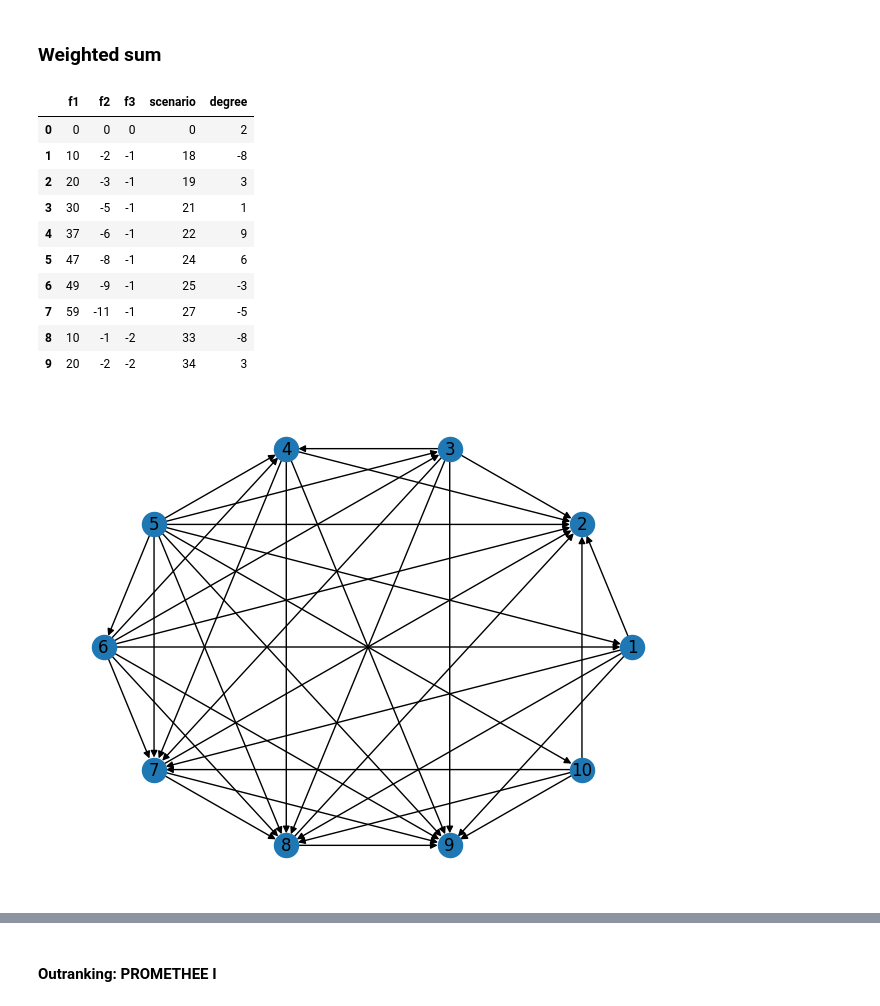
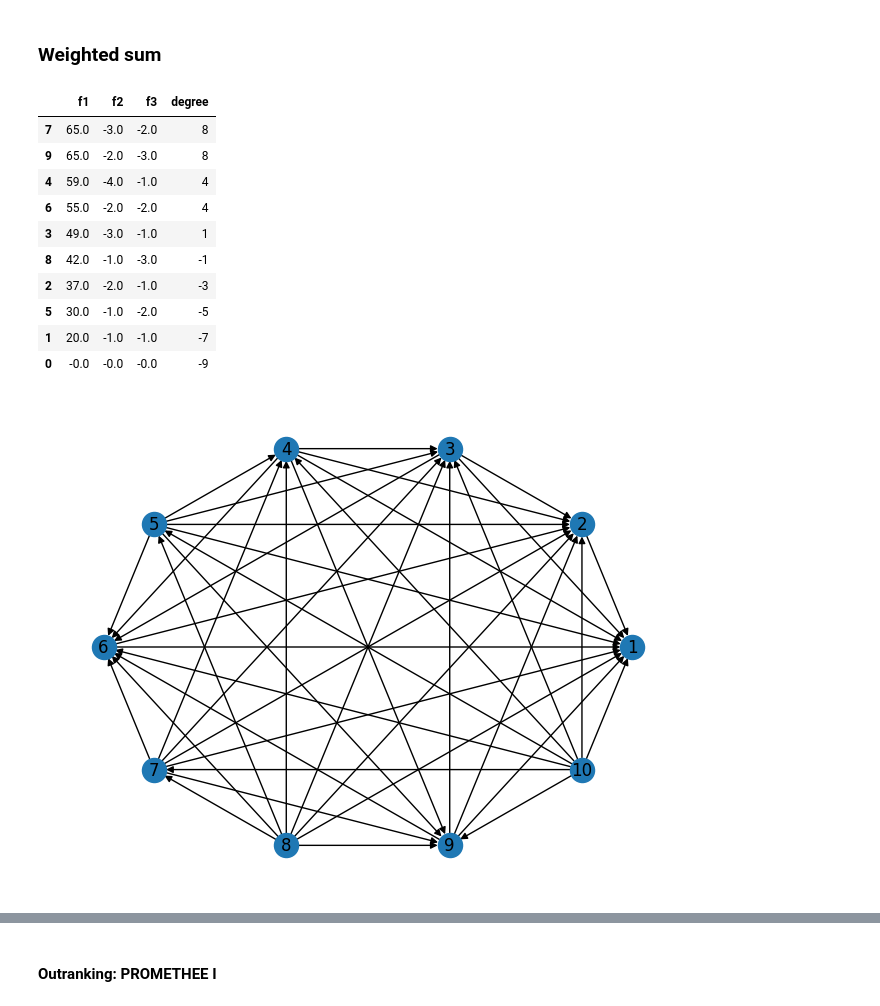
Before and after one commit to felfipe/Systemes-de-Decision, a Jupyter notebook: preference_models.ipynb, the cells around one changed output, grey strips where cells are left out. Drawn from its saved outputs; the diff is of its cells as text; code cells hidden in the pictures.

```diff
--- a/preference_models.ipynb
+++ b/preference_models.ipynb
@@ -22,4 +13,11 @@ done.
+# %%
+toy_solutions = utils.load_output("solutions/toy_instance_solution.json.gz")
+solutions = utils.filter_solutions(toy_solutions)
+# %%
+dim = 3
+filtered_solutions = np.empty((len(solutions), dim))
+for idx, solution in enumerate(solutions):
+    filtered_solutions[idx, :] = [solution.f1, solution.f2, solution.f3]
 # %%
 df_solutions = pd.DataFrame(-1*np.array(filtered_solutions))
-df_solutions['scenario'] = scenario
 df_solutions.rename(columns={0: 'f1', 1: 'f2', 2:'f3'}, inplace=True)
@@ -60,31 +70,30 @@ df_solutions_uta.sort_values(by='scores', ascending=False)
 ### Weighted sum
 # %%
 preference_list = [
-    (6,   1),
-    (6,   3),
-    (6,   9),
-    (7,   8)
+    (9,   3),
+    (9,   1),
+    (3,   1),
 ]
 
 #choices = filtered_solutions.copy()
 choices = df_solutions[:10][['f1', 'f2', 'f3']].copy().to_numpy()
 preordre_model, preordre_data = get_preorder(choices, preference_list)
 
 G = create_graph(preordre_data, True)
 #df_solutions['degree'] =  [G.out_degree(node) - G.in_degree(node) for node in G.nodes]
 df_solutions_wsum = df_solutions[:10].copy()
 df_solutions_wsum['degree'] = [G.out_degree(node) - G.in_degree(node) for node in G.nodes]
-df_solutions_wsum
+df_solutions_wsum.sort_values(by='degree', ascending=False)
 # %% [output]
-|  | f1 | f2 | f3 | scenario | degree |
-| 0 | 0 | 0 | 0 | 0 | 2 |
-| 1 | 10 | -2 | -1 | 18 | -8 |
-| 2 | 20 | -3 | -1 | 19 | 3 |
-| 3 | 30 | -5 | -1 | 21 | 1 |
-| 4 | 37 | -6 | -1 | 22 | 9 |
-| 5 | 47 | -8 | -1 | 24 | 6 |
-| 6 | 49 | -9 | -1 | 25 | -3 |
-| 7 | 59 | -11 | -1 | 27 | -5 |
-| 8 | 10 | -1 | -2 | 33 | -8 |
-| 9 | 20 | -2 | -2 | 34 | 3 |
+|  | f1 | f2 | f3 | degree |
+| 7 | 65.0 | -3.0 | -2.0 | 8 |
+| 9 | 65.0 | -2.0 | -3.0 | 8 |
+| 4 | 59.0 | -4.0 | -1.0 | 4 |
+| 6 | 55.0 | -2.0 | -2.0 | 4 |
+| 3 | 49.0 | -3.0 | -1.0 | 1 |
+| 8 | 42.0 | -1.0 | -3.0 | -1 |
+| 2 | 37.0 | -2.0 | -1.0 | -3 |
+| 5 | 30.0 | -1.0 | -2.0 | -5 |
+| 1 | 20.0 | -1.0 | -1.0 | -7 |
+| 0 | -0.0 | -0.0 | -0.0 | -9 |
-[figure, old version]
+[figure, new version]
```
Also changed, not shown: parts of 9 cells of this notebook, 4 other files.
